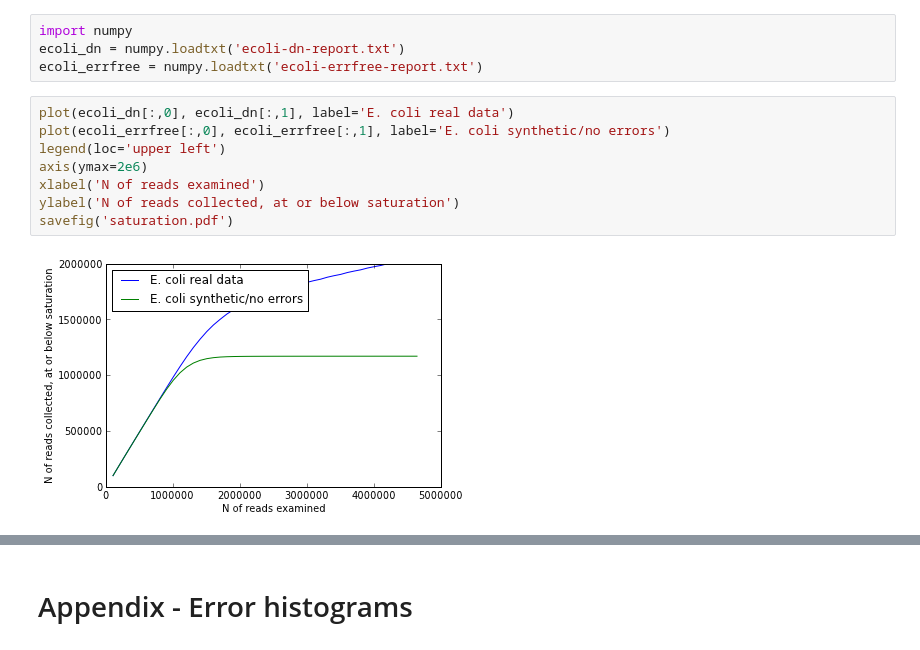
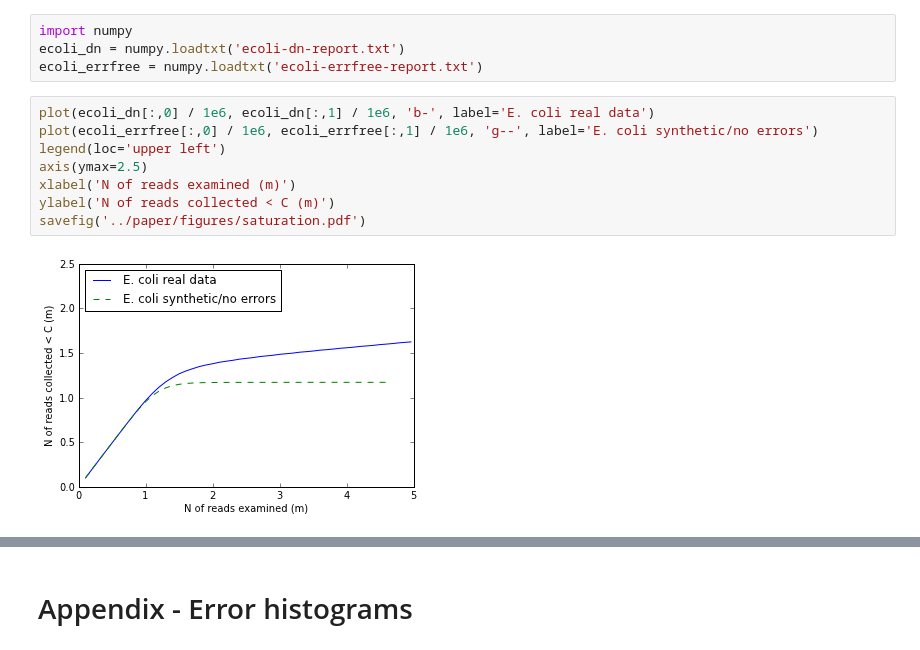
Before and after one commit to ctb/2014-streaming, a Jupyter notebook: pipeline/figures.ipynb, the cells around one changed output, grey strips where cells are left out. Saved outputs shown, nothing was run; the diff lists cells and outputs as text.

```diff
--- a/pipeline/figures.ipynb
+++ b/pipeline/figures.ipynb
@@ -25,15 +25,15 @@ import numpy
 ecoli_dn = numpy.loadtxt('ecoli-dn-report.txt')
 ecoli_errfree = numpy.loadtxt('ecoli-errfree-report.txt')
 # %%
-plot(ecoli_dn[:,0], ecoli_dn[:,1], label='E. coli real data')
-plot(ecoli_errfree[:,0], ecoli_errfree[:,1], label='E. coli synthetic/no errors')
+plot(ecoli_dn[:,0] / 1e6, ecoli_dn[:,1] / 1e6, 'b-', label='E. coli real data')
+plot(ecoli_errfree[:,0] / 1e6, ecoli_errfree[:,1] / 1e6, 'g--', label='E. coli synthetic/no errors')
 legend(loc='upper left')
-axis(ymax=2e6)
-xlabel('N of reads examined')
-ylabel('N of reads collected, at or below saturation')
-savefig('saturation.pdf')
+axis(ymax=2.5)
+xlabel('N of reads examined (m)')
+ylabel('N of reads collected < C (m)')
+savefig('../paper/figures/saturation.pdf')
 # %% [output]
-[figure, old version]
+[figure, new version]
 # %%
 ls *.errhist
 # %% [output]
```
Also changed, not shown: parts of 8 cells of this notebook, 8 other files.
